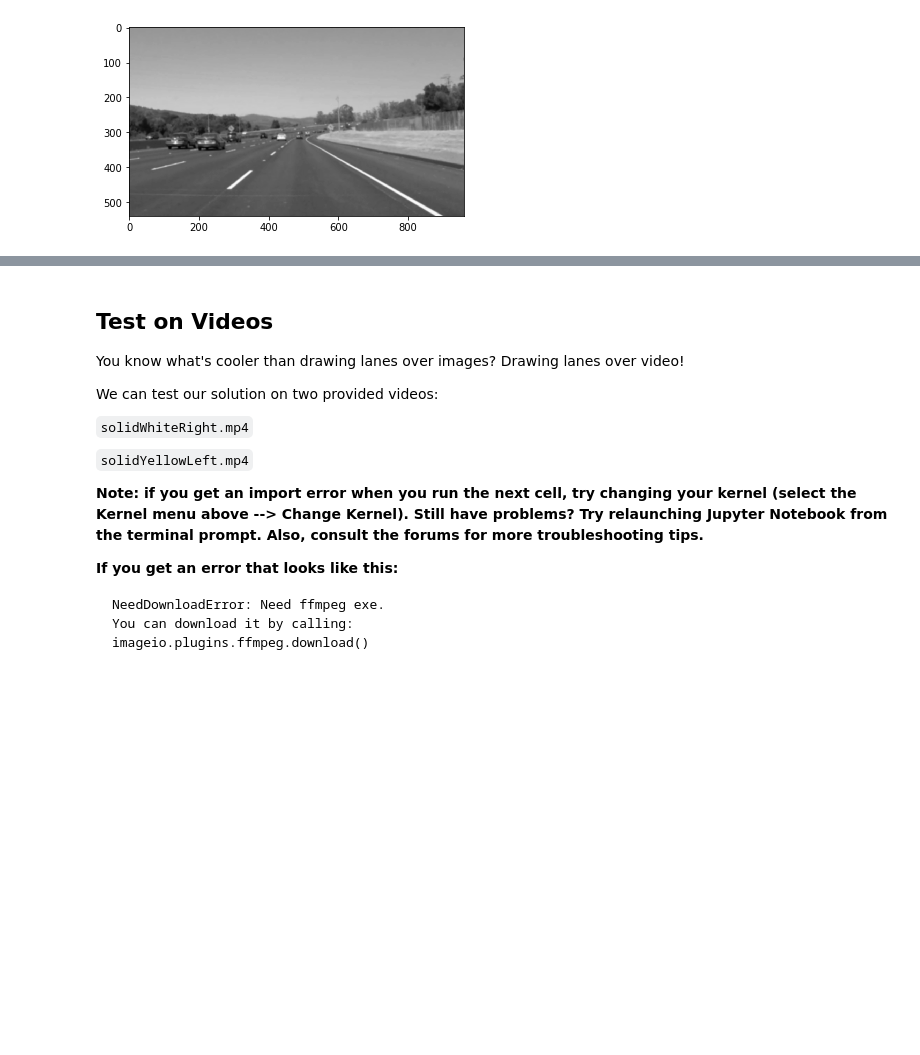
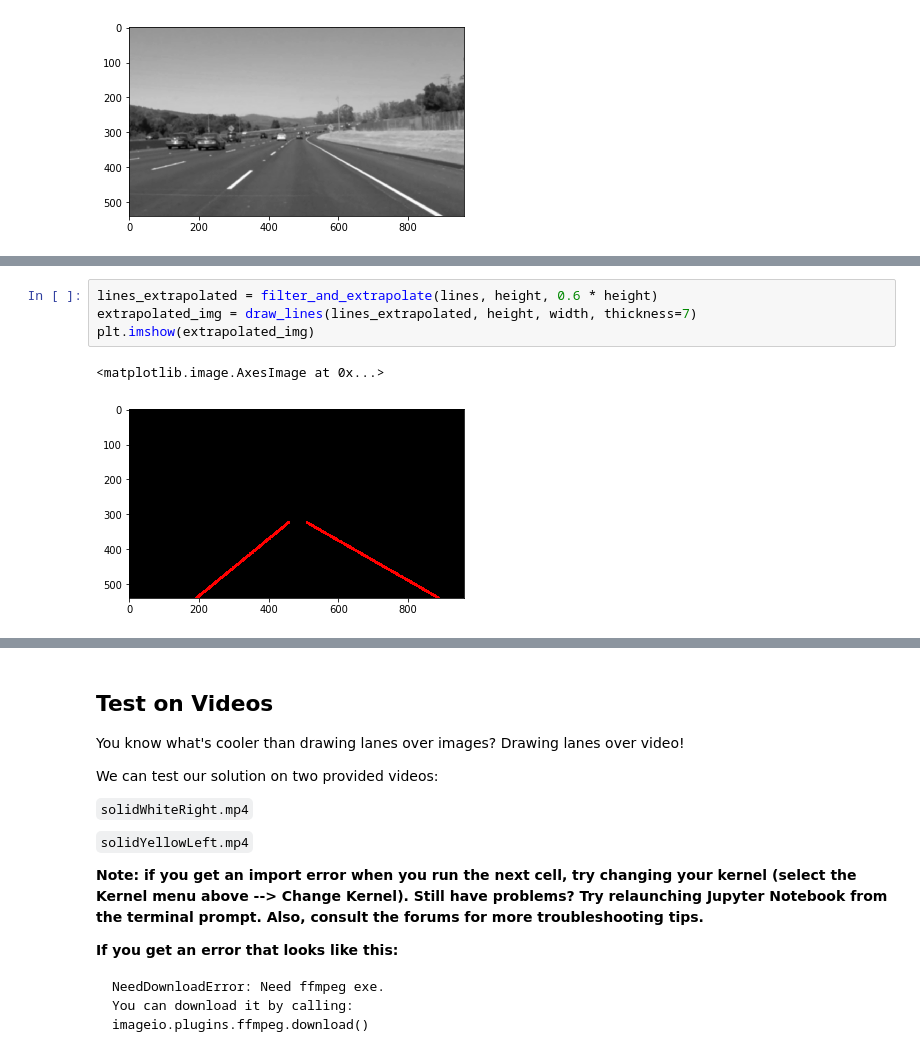
Before and after one commit to Goldob/CarND-LaneLines-P1, a Jupyter notebook: P1.ipynb, the cells around one changed output, grey strips where cells are left out. Saved outputs shown, nothing was run; the diff lists cells and outputs as text; blank space fills up the shorter version.

```diff
--- a/P1.ipynb
+++ b/P1.ipynb
@@ -233 +264,8 @@ plt.imshow(lines)
+# %%
+lines_extrapolated = filter_and_extrapolate(lines, height, 0.6 * height)
+extrapolated_img = draw_lines(lines_extrapolated, height, width, thickness=7)
+plt.imshow(extrapolated_img)
+# %% [output]
+<matplotlib.image.AxesImage at 0x...>
+[figure, added]
 # %%
```
Also changed, not shown: parts of 11 cells of this notebook.
